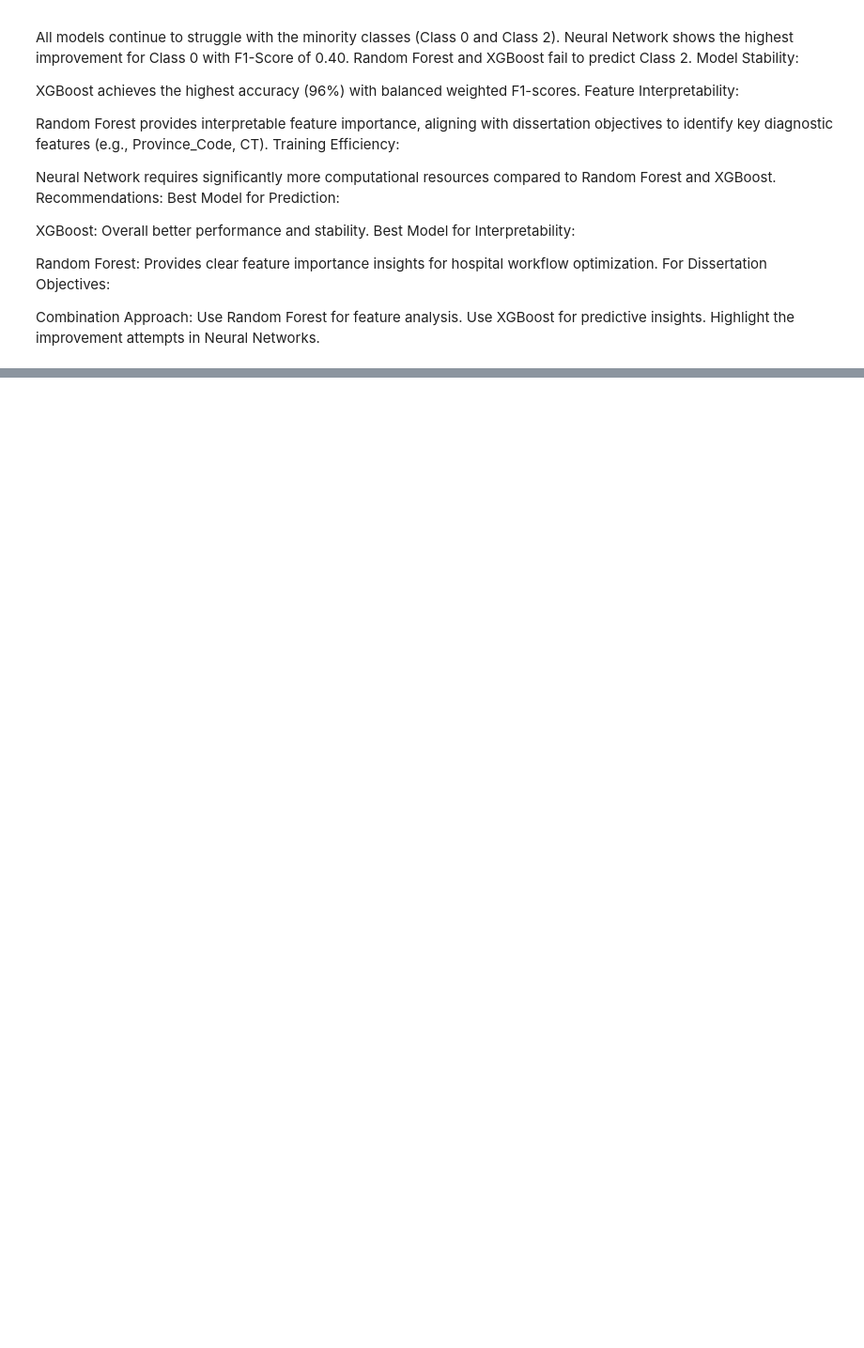
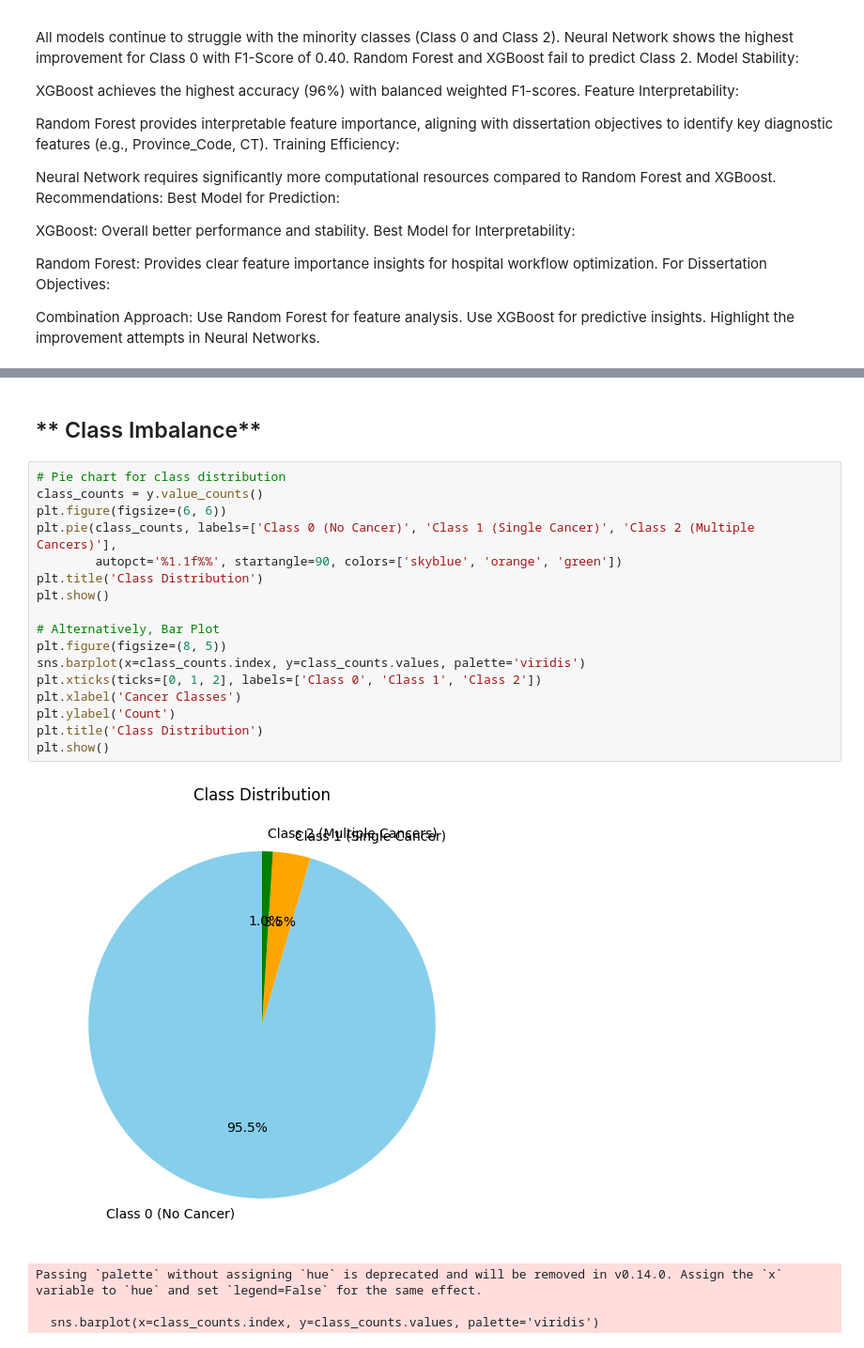
Before and after one commit to njokinjuguna/Machine-learning-Models, a Jupyter notebook: cancerpredictiveanalysisinkenya.ipynb, the cells around one changed output, grey strips where cells are left out. Shown at 94% size. Cells and saved outputs as stored; diff of their text form; blank space fills up the shorter version.

```diff
--- a/cancerpredictiveanalysisinkenya.ipynb
+++ b/cancerpredictiveanalysisinkenya.ipynb
@@ -1193,0 +1251,24 @@ Highlight the improvement attempts in Neural Networks.
+# %% [markdown]
+## ** Class Imbalance**
+# %%
+# Pie chart for class distribution
+class_counts = y.value_counts()
+plt.figure(figsize=(6, 6))
+plt.pie(class_counts, labels=['Class 0 (No Cancer)', 'Class 1 (Single Cancer)', 'Class 2 (Multiple Cancers)'],
+        autopct='%1.1f%%', startangle=90, colors=['skyblue', 'orange', 'green'])
+plt.title('Class Distribution')
+plt.show()
+
+# Alternatively, Bar Plot
+plt.figure(figsize=(8, 5))
+sns.barplot(x=class_counts.index, y=class_counts.values, palette='viridis')
+plt.xticks(ticks=[0, 1, 2], labels=['Class 0', 'Class 1', 'Class 2'])
+plt.xlabel('Cancer Classes')
+plt.ylabel('Count')
+plt.title('Class Distribution')
+plt.show()
+# %% [output]
+[figure, added]
+Passing `palette` without assigning `hue` is deprecated and will be removed in v0.14.0. Assign the `x` variable to `hue` and set `legend=False` for the same effect.
+
+  sns.barplot(x=class_counts.index, y=class_counts.values, palette='viridis')
```
Also changed, not shown: parts of 9 cells of this notebook.
